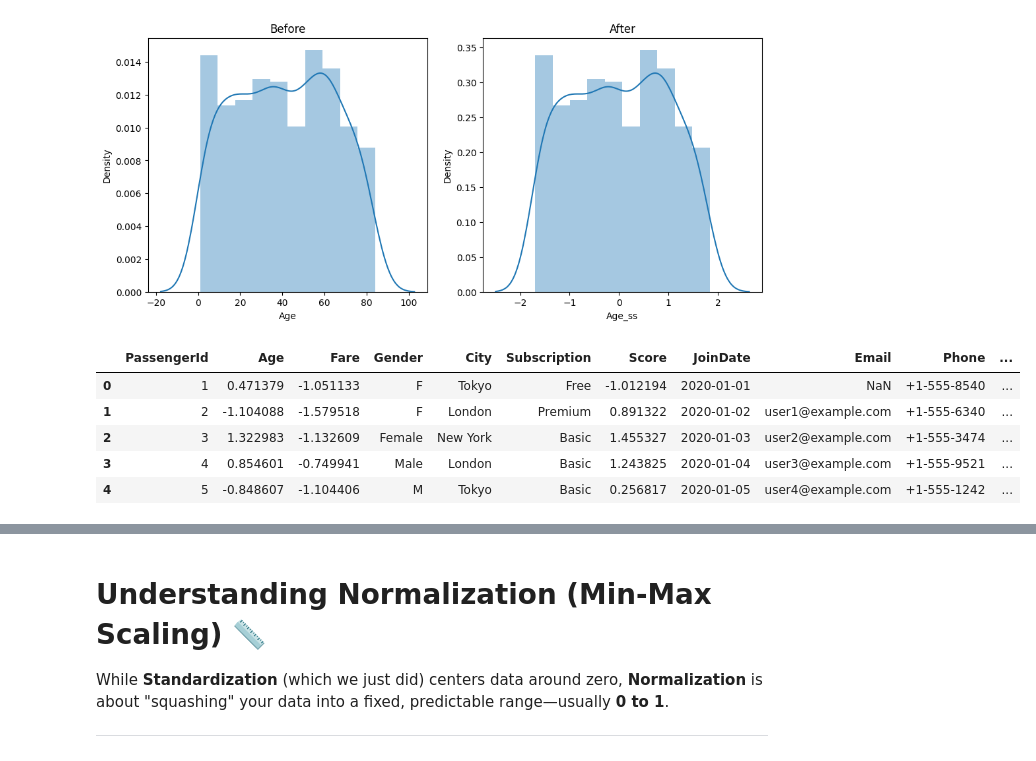
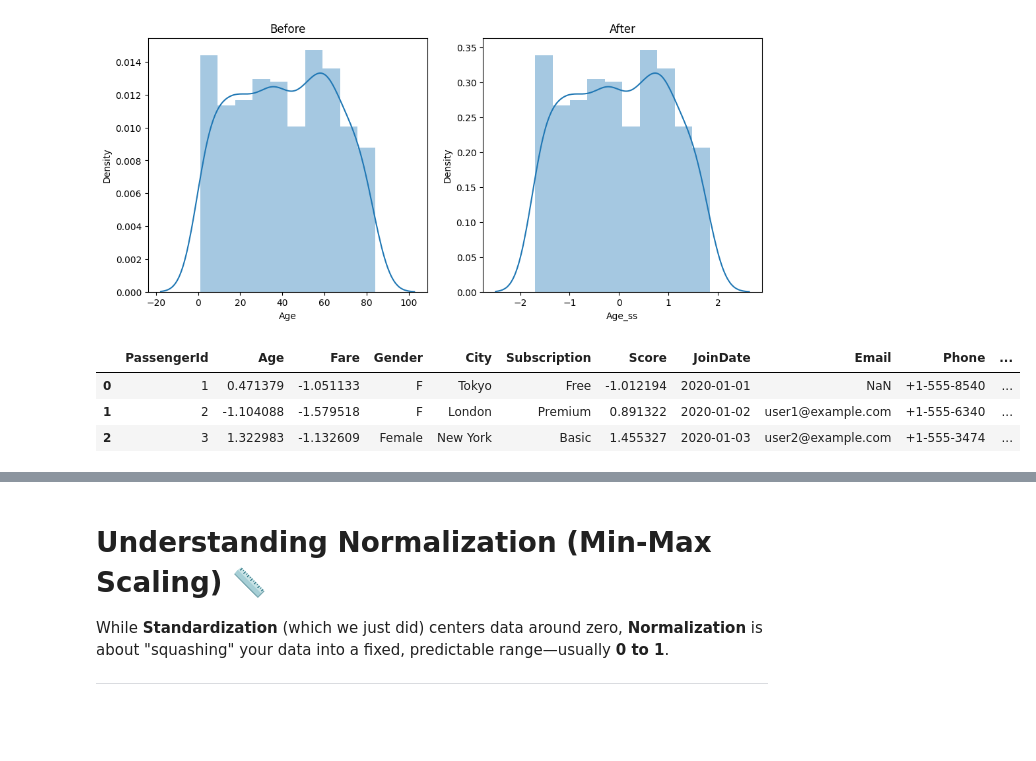
Before and after one commit to shikhars22/learningML, a Jupyter notebook: notebooks/5. Feature Scaling.ipynb, the cells around one changed output, grey strips where cells are left out. Saved outputs shown, nothing was run; the diff lists cells and outputs as text; code cells hidden in the pictures; blank space fills up the shorter version.

```diff
--- a/notebooks/5. Feature Scaling.ipynb
+++ b/notebooks/5. Feature Scaling.ipynb
@@ -325,13 +316,11 @@ https://gist.github.com/mwaskom/de44147ed2974457ad6372750bbe5751
 [figure]
 # %%
 # 2. Directly assign the scaled columns back
-dataset_clean_scaled = dataset_clean
+dataset_clean_scaled = dataset_clean.copy()
 dataset_clean_scaled[['Age', 'Fare', 'Score']] = scaled_df
-dataset_clean_scaled.head()
+dataset_clean_scaled.head(3)
 # %% [output]
 |  | PassengerId | Age | Fare | Gender | City | Subscription | Score | JoinDate | Email | Phone | ... |
 | 0 | 1 | 0.471379 | -1.051133 | F | Tokyo | Free | -1.012194 | 2020-01-01 | NaN | +1-555-8540 | ... |
 | 1 | 2 | -1.104088 | -1.579518 | F | London | Premium | 0.891322 | 2020-01-02 | user1@example.com | +1-555-6340 | ... |
 | 2 | 3 | 1.322983 | -1.132609 | Female | New York | Basic | 1.455327 | 2020-01-03 | user2@example.com | +1-555-3474 | ... |
-| 3 | 4 | 0.854601 | -0.749941 | Male | London | Basic | 1.243825 | 2020-01-04 | user3@example.com | +1-555-9521 | ... |
-| 4 | 5 | -0.848607 | -1.104406 | M | Tokyo | Basic | 0.256817 | 2020-01-05 | user4@example.com | +1-555-1242 | ... |
```
Also changed, not shown: parts of 26 cells of this notebook, 8 other files.
